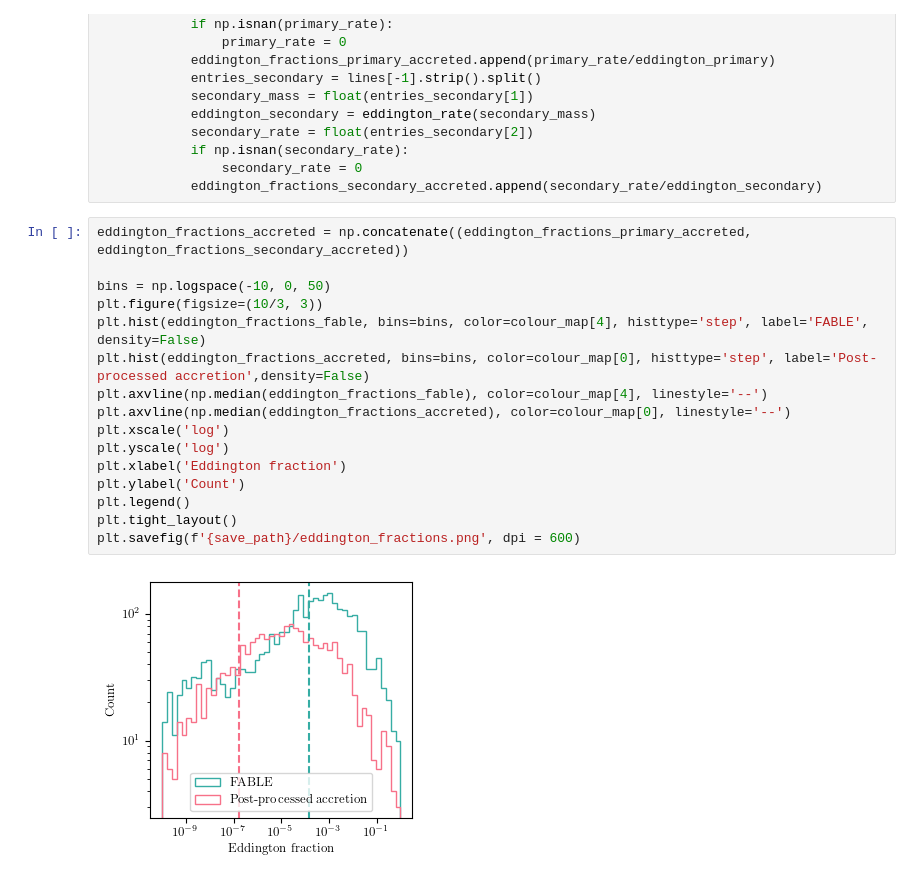
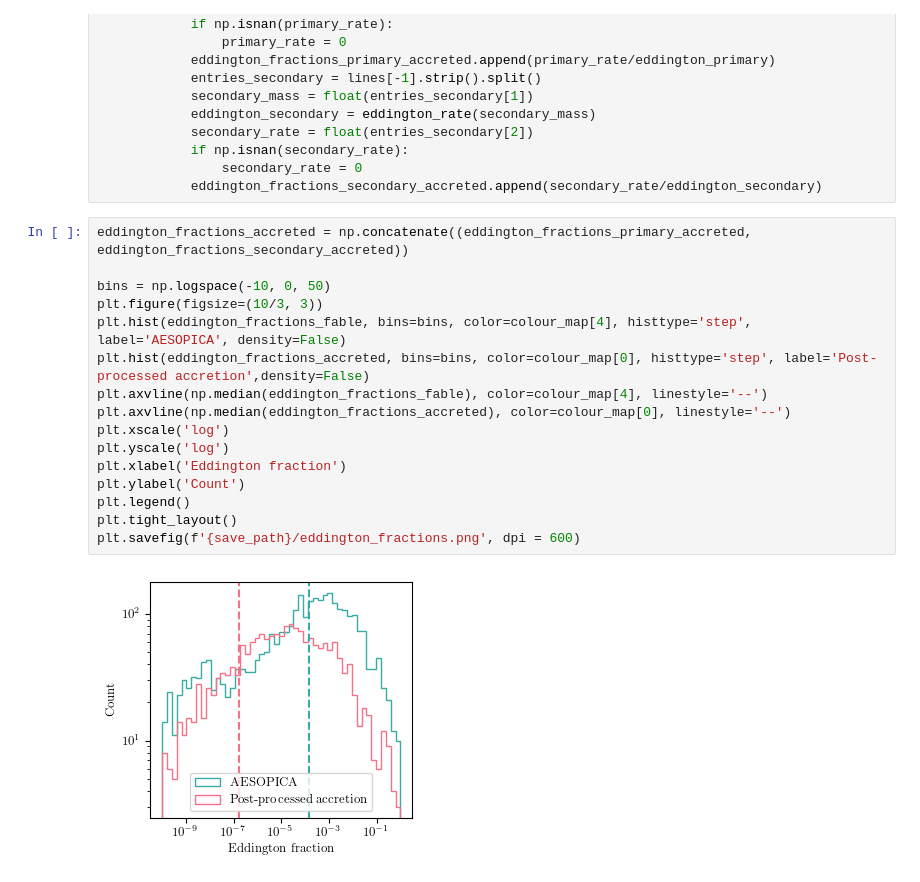
Before and after one commit to tungthomas/BHMacroDelay, a Jupyter notebook: src/analyse_macro_delays.ipynb, the cells around one changed output. Cells and saved outputs as stored; diff of their text form.

```diff
--- a/src/analyse_macro_delays.ipynb
+++ b/src/analyse_macro_delays.ipynb
@@ -761,18 +761,18 @@ for file in files:
 # %%
 eddington_fractions_accreted = np.concatenate((eddington_fractions_primary_accreted, eddington_fractions_secondary_accreted))
 
 bins = np.logspace(-10, 0, 50)
 plt.figure(figsize=(10/3, 3))
-plt.hist(eddington_fractions_fable, bins=bins, color=colour_map[4], histtype='step', label='FABLE', density=False)
+plt.hist(eddington_fractions_fable, bins=bins, color=colour_map[4], histtype='step', label='AESOPICA', density=False)
 plt.hist(eddington_fractions_accreted, bins=bins, color=colour_map[0], histtype='step', label='Post-processed accretion',density=False)
 plt.axvline(np.median(eddington_fractions_fable), color=colour_map[4], linestyle='--')
 plt.axvline(np.median(eddington_fractions_accreted), color=colour_map[0], linestyle='--')
 plt.xscale('log')
 plt.yscale('log')
 plt.xlabel('Eddington fraction')
 plt.ylabel('Count')
 plt.legend()
 plt.tight_layout()
 plt.savefig(f'{save_path}/eddington_fractions.png', dpi = 600)
 # %% [output]
-[figure, old version]
+[figure, new version]
```
Also changed, not shown: 11 other files.
